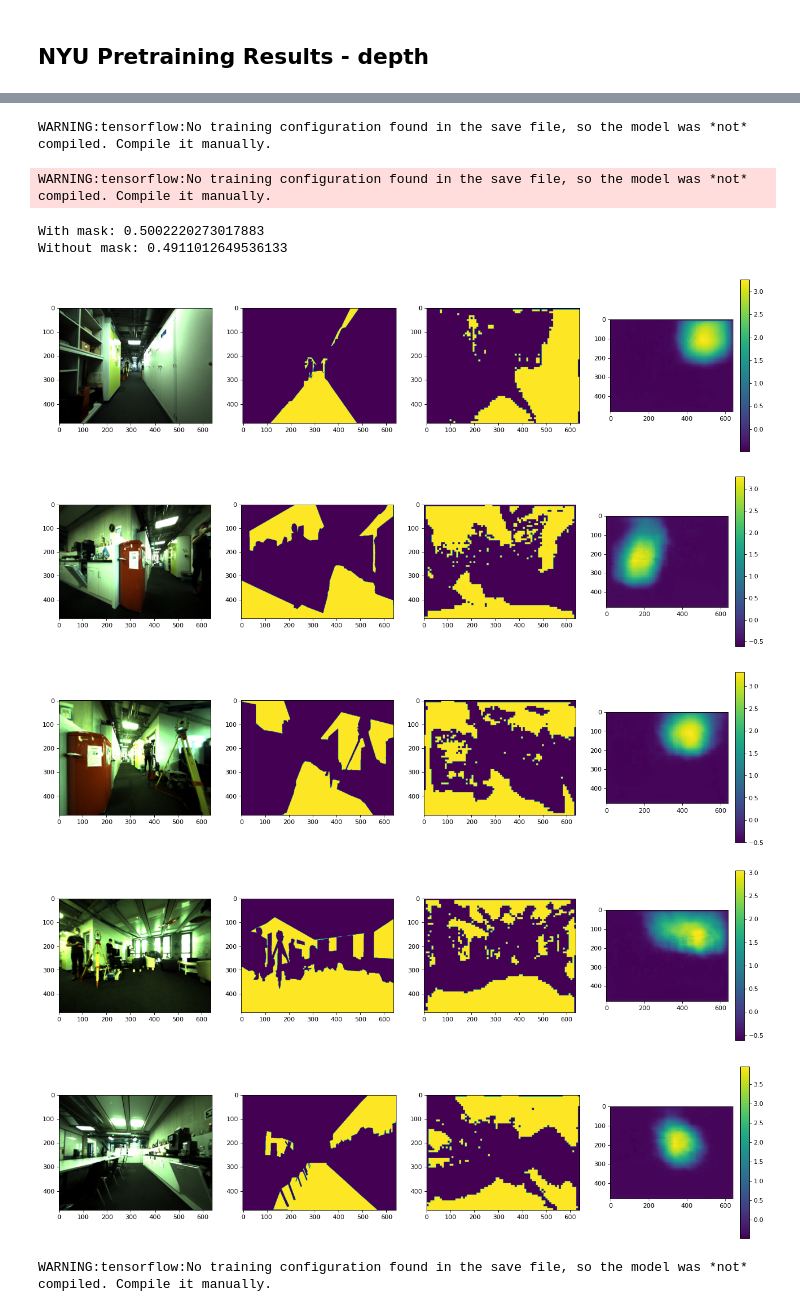
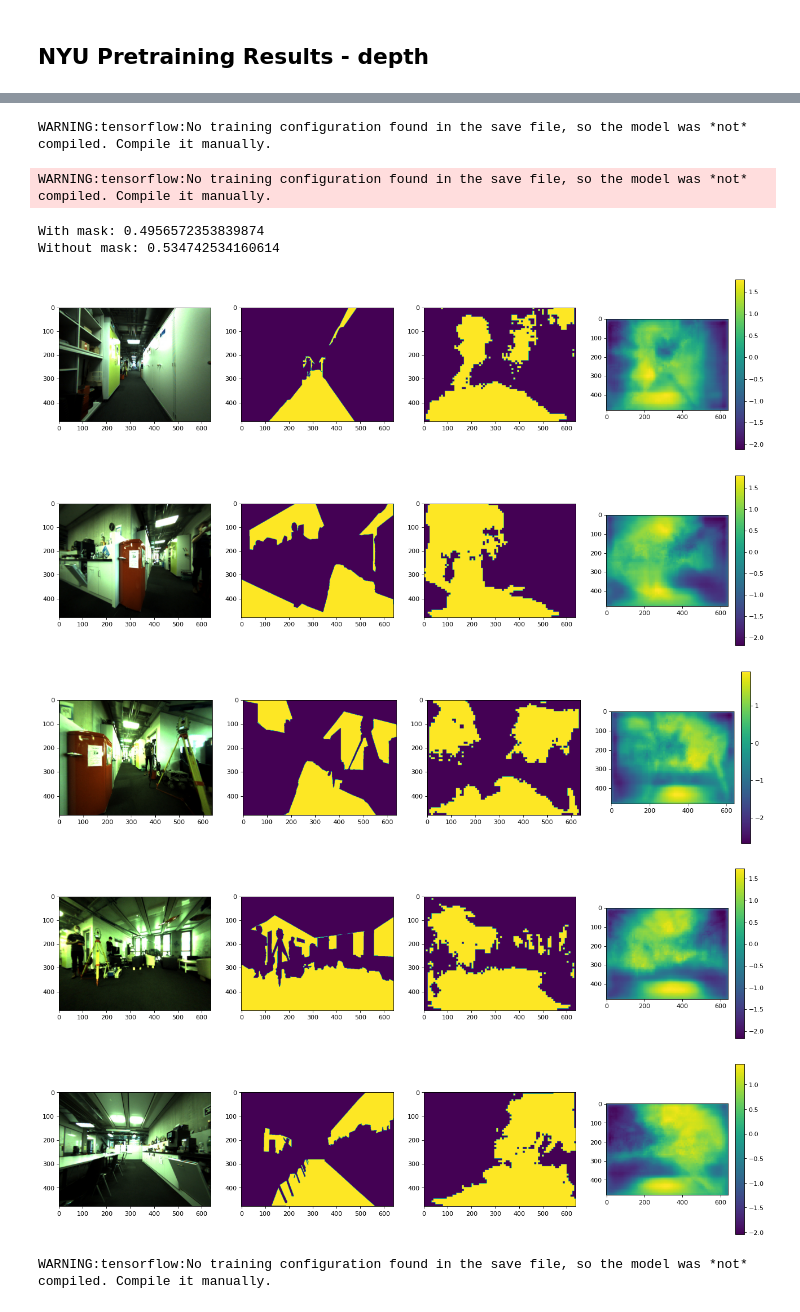
Before and after one commit to ethz-asl/background_foreground_segmentation, a Jupyter notebook: src/evaluate_pretrained_models_xavier.ipynb, the cells around one changed output, grey strips where cells are left out. Cells and saved outputs as stored; diff of their text form; code cells hidden in the pictures.

```diff
--- a/src/evaluate_pretrained_models_xavier.ipynb
+++ b/src/evaluate_pretrained_models_xavier.ipynb
@@ -232,6 +232,7 @@ directory = '/home/matthias/data/rss_2021_data/xavier_models/nyu_depth_pretraini
 #directory = '/home/matthias/data/rss_2021_data/xavier_models/office3_densedepth20_dyn_cam2_finetuning_inverse_3/' #3/ 3
 #directory = '/home/matthias/data/rss_2021_data/xavier_models/office3_densedepth20_dyn_cam2_finetuning_3/' #3/ none
 #directory = '/home/matthias/data/rss_2021_data/xavier_models/office3_densedepth_20_dyn_cam2_finetuning_power_std_nocons_4/' #3/ none
+directory = '/home/matthias/data/rss_2021_data/xavier_models/76/'
 # %%
 # Graph
 log_file = os.path.join(directory, 'metrics.json')
@@ -254,6 +255,6 @@ ax.legend(loc=4)
 # %%
 ### Office GT Validation
-model0 = tf.keras.models.load_model(os.path.join(directory, 'model_epoch_20.h5'), custom_objects={'tf': tf})
+model0 = tf.keras.models.load_model(os.path.join(directory, 'model_epoch_10.h5'), custom_objects={'tf': tf})
 miou = tf.keras.metrics.MeanIoU(num_classes=2)
 for batch in val_ds_office_gt.batch(1):
     a = tf.image.convert_image_dtype(batch['image'], tf.float32)
@@ -263,39 +264,39 @@ for batch in val_ds_office_gt.batch(1):
     miou.update_state(batch['label'], pred, mask)
 print("With mask: {}".format(miou.result()))
 miou = tf.keras.metrics.MeanIoU(num_classes=2)
 for batch in val_ds_office_gt.batch(1):
     a = tf.image.convert_image_dtype(batch['image'], tf.float32)
     b = model0(a)[1]
     semseg = b[0]
     pred = tf.argmax(semseg, axis=-1)
     miou.update_state(batch['label'], pred)
 print("Without mask: {}".format(miou.result()))
 
 for entry in val_ds_office_gt.take(5):
     figure = plt.figure(figsize=(20, 5), dpi=80)
     plt.subplot(1,4,1)
     plt.imshow(entry['image'])
     plt.subplot(1,4,2)
     plt.imshow(entry['label'])
     a = tf.image.convert_image_dtype(tf.expand_dims(entry['image'],axis=0), tf.float32)
     b = model0(a)[1]
     semseg = b[0]
     depth = b[2]
     pred = tf.argmax(semseg, axis=-1)
     plt.subplot(1,4,3)
     plt.imshow(pred[0,:,:])
     plt.subplot(1,4,4)
     ax = plt.imshow(depth[0,:,:])
     figure.colorbar(ax)
 # %% [output]
 WARNING:tensorflow:No training configuration found in the save file, so the model was *not* compiled. Compile it manually.
 WARNING:tensorflow:No training configuration found in the save file, so the model was *not* compiled. Compile it manually.
-With mask: 0.5002220273017883
-Without mask: 0.4911012649536133
+With mask: 0.4956572353839874
+Without mask: 0.534742534160614
-[figure, old version]
+[figure, new version]
-[figure, old version]
+[figure, new version]
-[figure, old version]
+[figure, new version]
-[figure, old version]
+[figure, new version]
-[figure, old version]
+[figure, new version]
 # %%
 # Save model weights:
```
Also changed, not shown: parts of 2 cells of this notebook, 1 other file.
